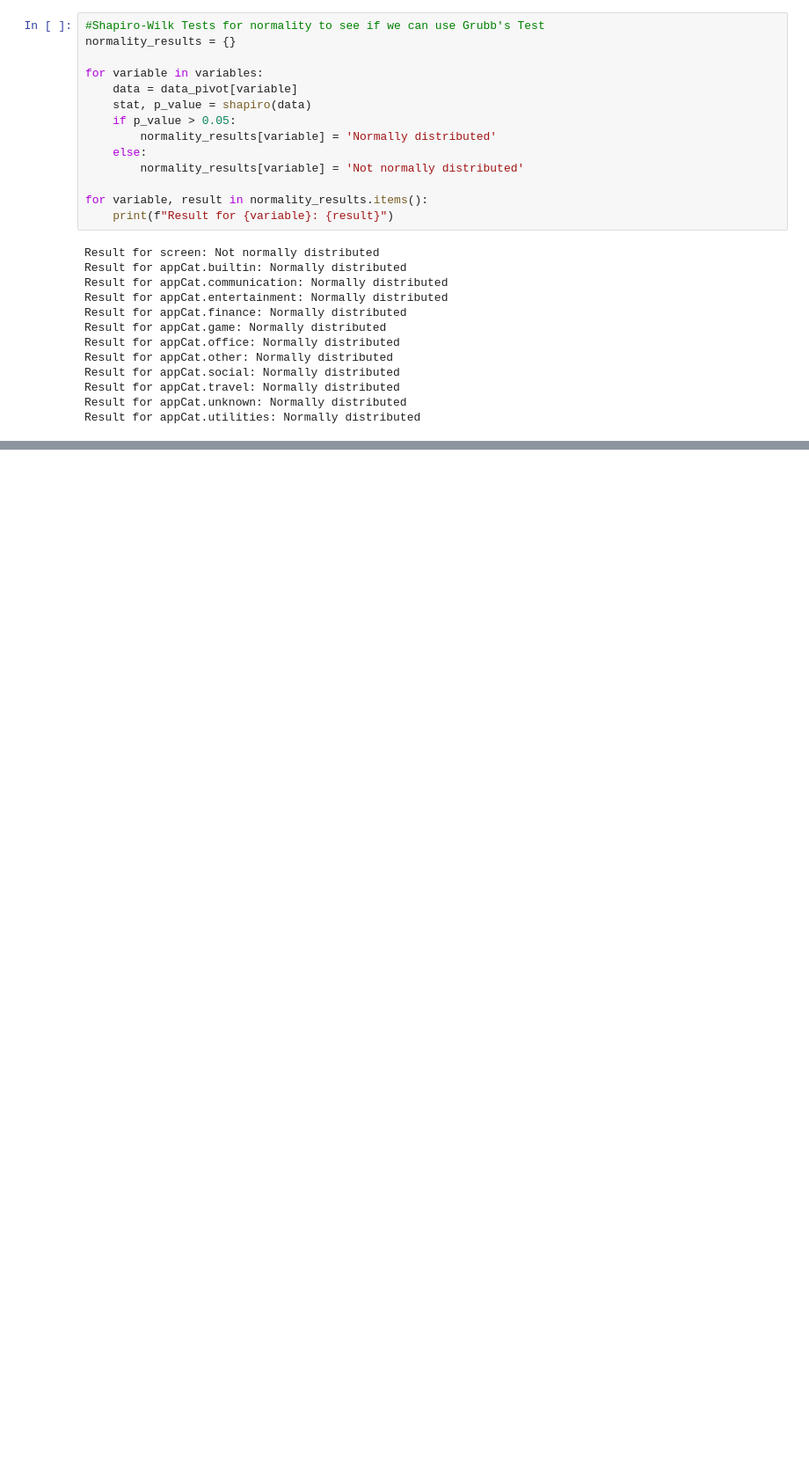
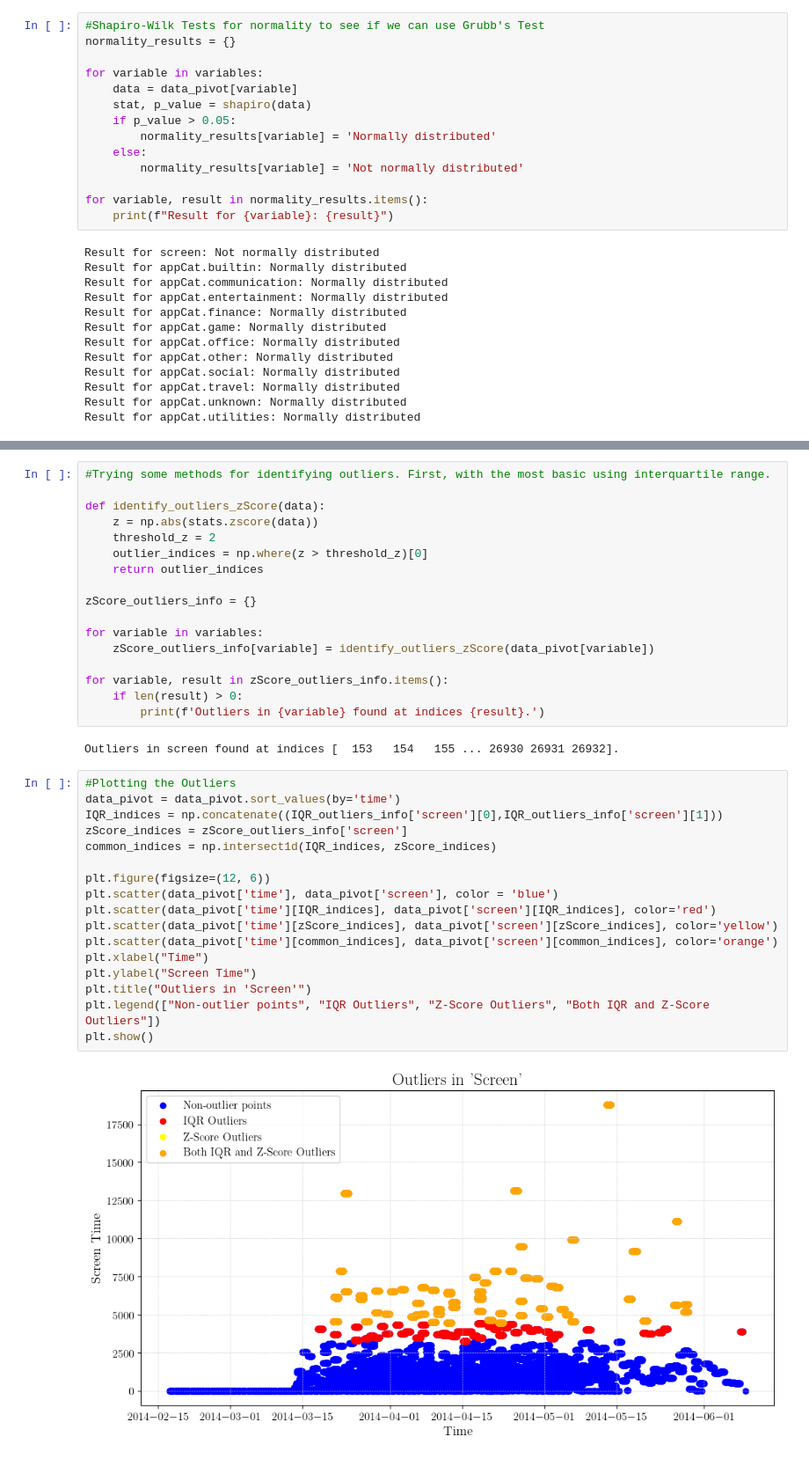
Before and after one commit to AmirSahrani/DMT_Assignments, a Jupyter notebook: notebooks/analysis.ipynb, the cells around one changed output, grey strips where cells are left out. Shown at 88% size. Drawn from its saved outputs; the diff is of its cells as text; blank space fills up the shorter version.

```diff
--- a/notebooks/analysis.ipynb
+++ b/notebooks/analysis.ipynb
@@ -343 +331,39 @@ Result for appCat.utilities: Normally distributed
+# %%
+#Trying some methods for identifying outliers. First, with the most basic using interquartile range.
+
+def identify_outliers_zScore(data):
+    z = np.abs(stats.zscore(data))
+    threshold_z = 2
+    outlier_indices = np.where(z > threshold_z)[0]
+    return outlier_indices
+
+zScore_outliers_info = {}
+
+for variable in variables:
+    zScore_outliers_info[variable] = identify_outliers_zScore(data_pivot[variable])
+
+for variable, result in zScore_outliers_info.items():
+    if len(result) > 0:
+        print(f'Outliers in {variable} found at indices {result}.')
+# %% [output]
+Outliers in screen found at indices [  153   154   155 ... 26930 26931 26932].
+# %%
+#Plotting the Outliers
+data_pivot = data_pivot.sort_values(by='time')
+IQR_indices = np.concatenate((IQR_outliers_info['screen'][0],IQR_outliers_info['screen'][1]))
+zScore_indices = zScore_outliers_info['screen']
+common_indices = np.intersect1d(IQR_indices, zScore_indices)
+
+plt.figure(figsize=(12, 6))
+plt.scatter(data_pivot['time'], data_pivot['screen'], color = 'blue')
+plt.scatter(data_pivot['time'][IQR_indices], data_pivot['screen'][IQR_indices], color='red')
+plt.scatter(data_pivot['time'][zScore_indices], data_pivot['screen'][zScore_indices], color='yellow')
+plt.scatter(data_pivot['time'][common_indices], data_pivot['screen'][common_indices], color='orange')
+plt.xlabel("Time")
+plt.ylabel("Screen Time")
+plt.title("Outliers in 'Screen'")
+plt.legend(["Non-outlier points", "IQR Outliers", "Z-Score Outliers", "Both IQR and Z-Score Outliers"])
+plt.show()
+# %% [output]
+[figure, added]
 # %%
```
Also changed, not shown: parts of 8 cells of this notebook, 1 other file.
